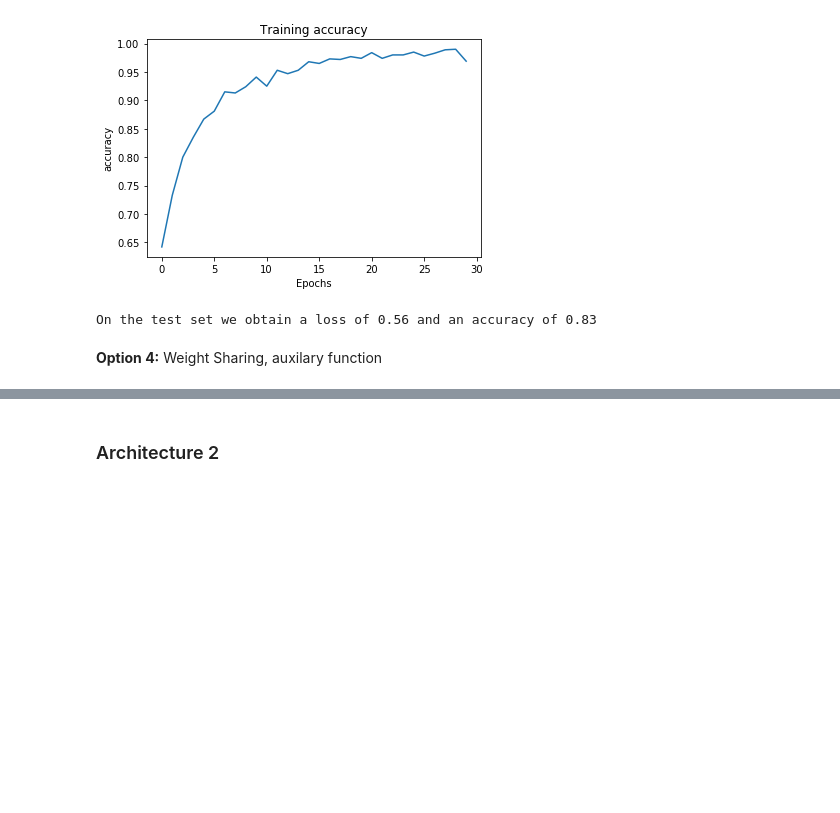
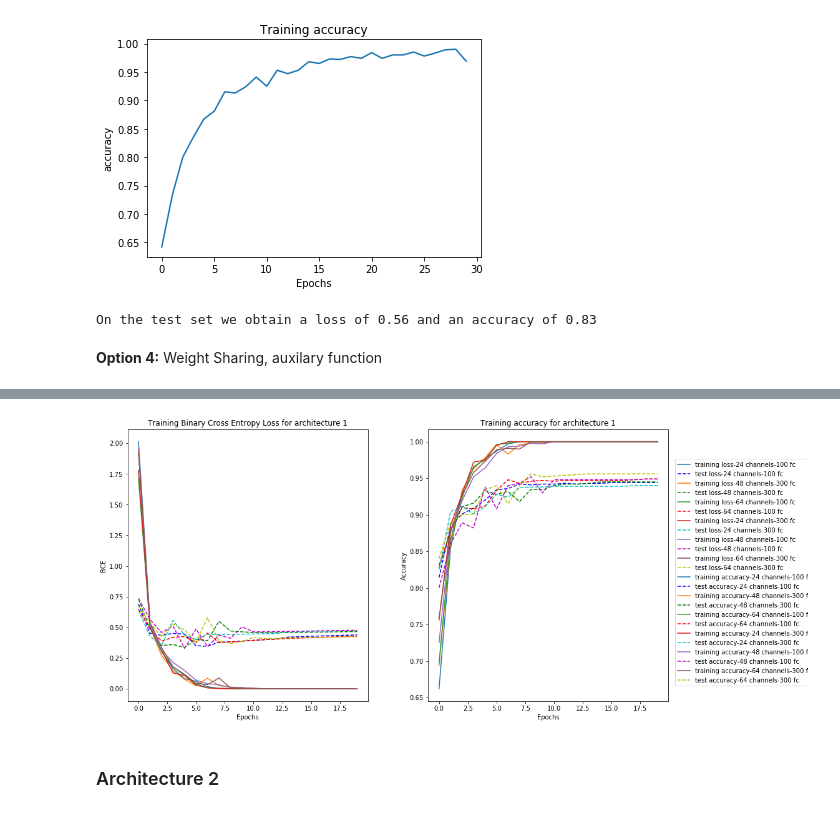
Before and after one commit to hm-haitham/DeepLearning, a Jupyter notebook: project_1/deep_learning_1_vRC.ipynb, the cells around one changed output, grey strips where cells are left out. Saved outputs shown, nothing was run; the diff lists cells and outputs as text; code cells hidden in the pictures; blank space fills up the shorter version.

Commit message:
results with plot

```diff
--- a/project_1/deep_learning_1_vRC.ipynb
+++ b/project_1/deep_learning_1_vRC.ipynb
@@ -291,7 +291,6 @@ def compute_results(weight_sharing = True, aux_loss = True , architecture = 1):
     channels = [24, 48, 64]
     hidden_layer = [100, 300]
 
-    colors = ['b', 'g', 'r', 'c', 'm', 'y' , 'k']
     lr = 0.001
     epochs = 20
 
@@ -299,12 +298,13 @@ def compute_results(weight_sharing = True, aux_loss = True , architecture = 1):
 
     for c in channels:
         for n in hidden_layer:
-            model = siamese_net(weight_sharing , architecture = 1, nb_channels = c, nb_hidden = n)
+            model = siamese_net(weight_sharing , architecture, nb_channels = c, nb_hidden = n)
 
             training_losses, training_acc, test_losses, test_acc = train_siamese(model, train_dataloader, test_dataloader, epochs, lr, aux_loss)
 
             results.append([training_losses, training_acc, test_losses, test_acc])
 
+            print("For the parammeters {0} channels and {1} layers we get :".format(c,n))
             final_test_loss, final_test_loss_acc = test_siamese(model, test_dataloader, aux_loss = True)
             print("On the test set we obtain a loss of {:.2f} and an accuracy of {:.2f}".format(final_test_loss,final_test_loss_acc))
 
@@ -340,7 +342,7 @@ def plots_results(results, architecture = 1):
     plt.subplots_adjust(left=0.07, right=0.93, wspace=0.25, hspace=0.35)
     plt.show()
 # %%
-results = compute_results(weight_sharing = True, aux_loss = True , architecture = 1)
+results1 = compute_results(weight_sharing = True, aux_loss = True , architecture = 1)
 # %% [output]
 Start training with 20 epochs, a learning rate of 0.001 and BCELoss() as loss function
 With auxilary loss function
@@ -362,5 +364,7 @@ At epoch 15 the accuracy is 1.0
 # %%
-plots_results(results, architecture = 1)
+plots_results(results1, architecture = 1)
+# %% [output]
+[figure, added]
 # %% [markdown]
 ### Architecture 2
 # %%
```
Also changed, not shown: parts of 21 cells of this notebook, 1 other file.
